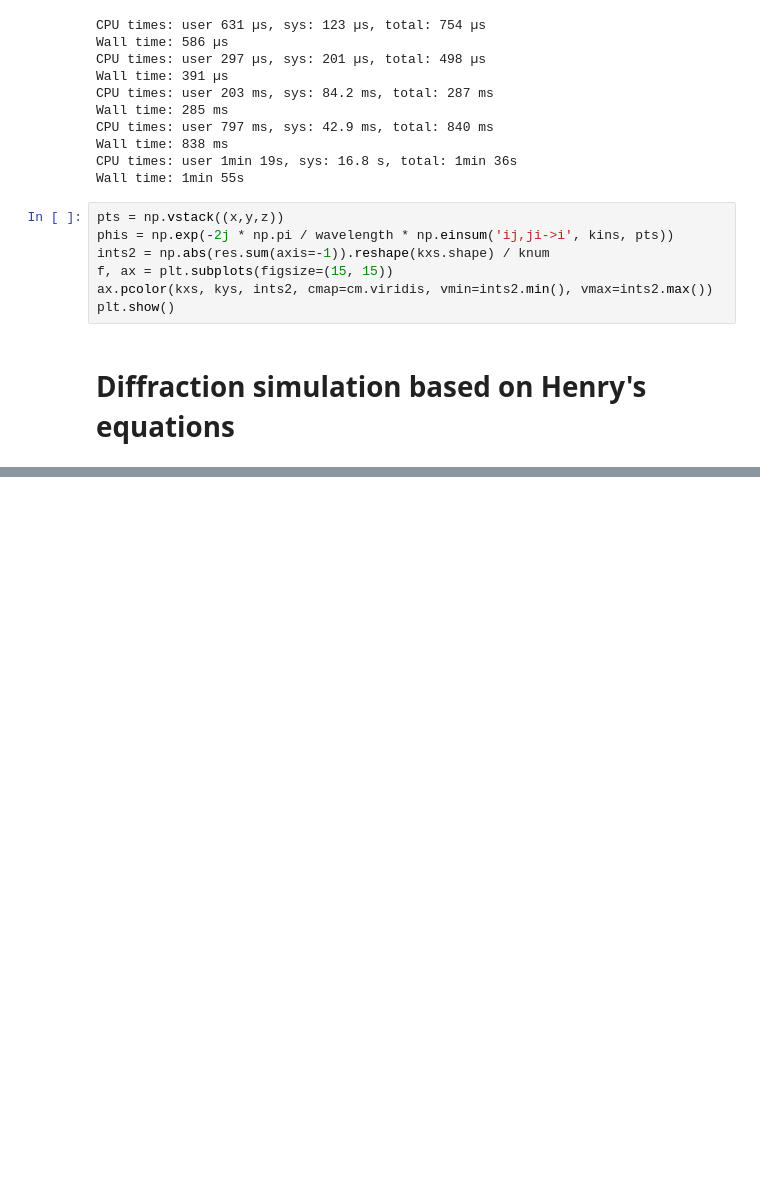
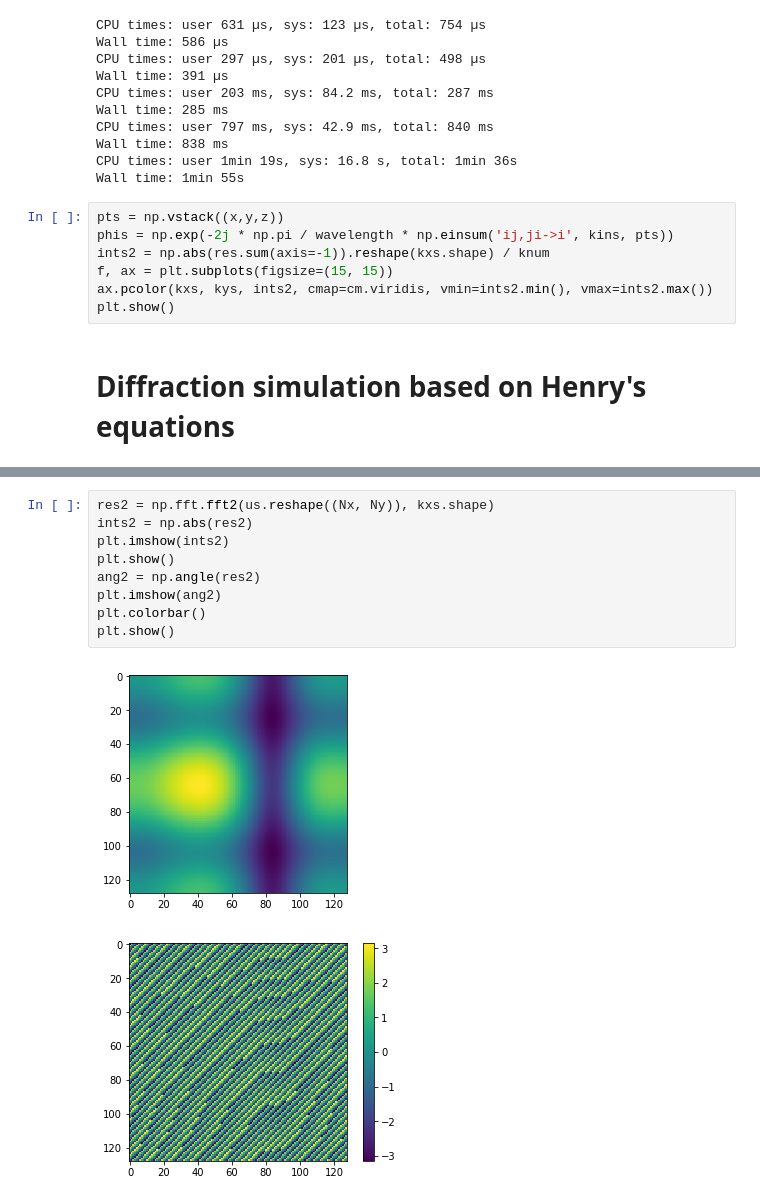
Before and after one commit to simply-nicky/cbc, a Jupyter notebook: prototyping/proto.ipynb, the cells around one changed output, grey strips where cells are left out. Saved outputs shown, nothing was run; the diff lists cells and outputs as text; blank space fills up the shorter version.

```diff
--- a/prototyping/proto.ipynb
+++ b/prototyping/proto.ipynb
@@ -251,0 +258,12 @@ plt.show()
+# %%
+res2 = np.fft.fft2(us.reshape((Nx, Ny)), kxs.shape)
+ints2 = np.abs(res2)
+plt.imshow(ints2)
+plt.show()
+ang2 = np.angle(res2)
+plt.imshow(ang2)
+plt.colorbar()
+plt.show()
+# %% [output]
+[figure, added]
+[figure, added]
```
Also changed, not shown: parts of 32 cells of this notebook, 10 other files.
